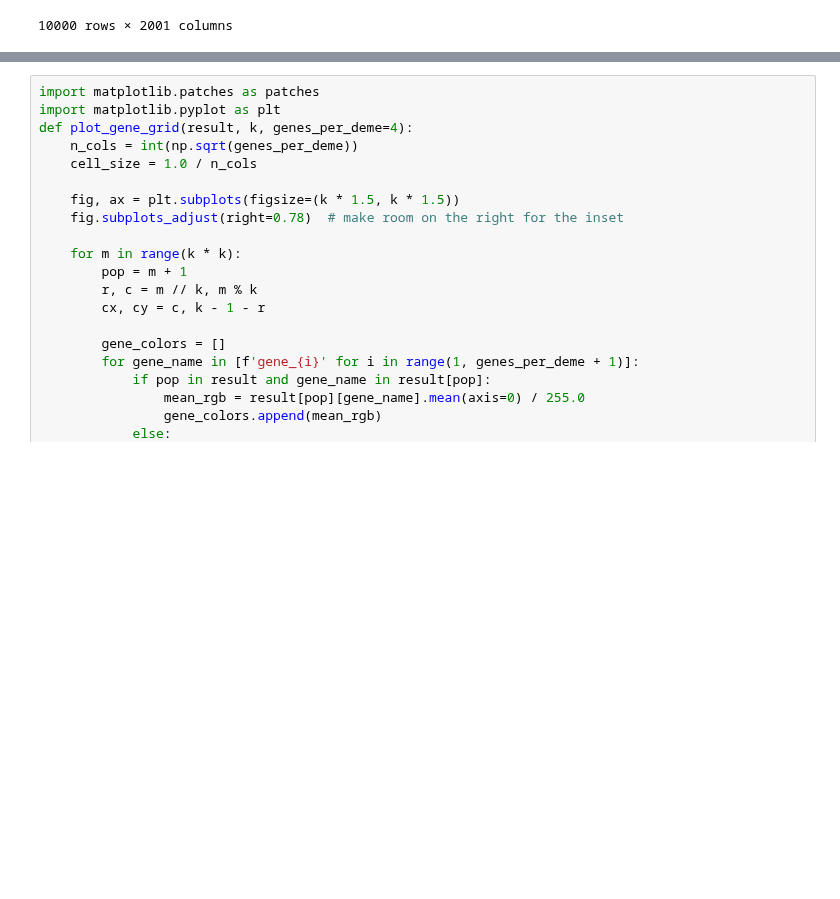
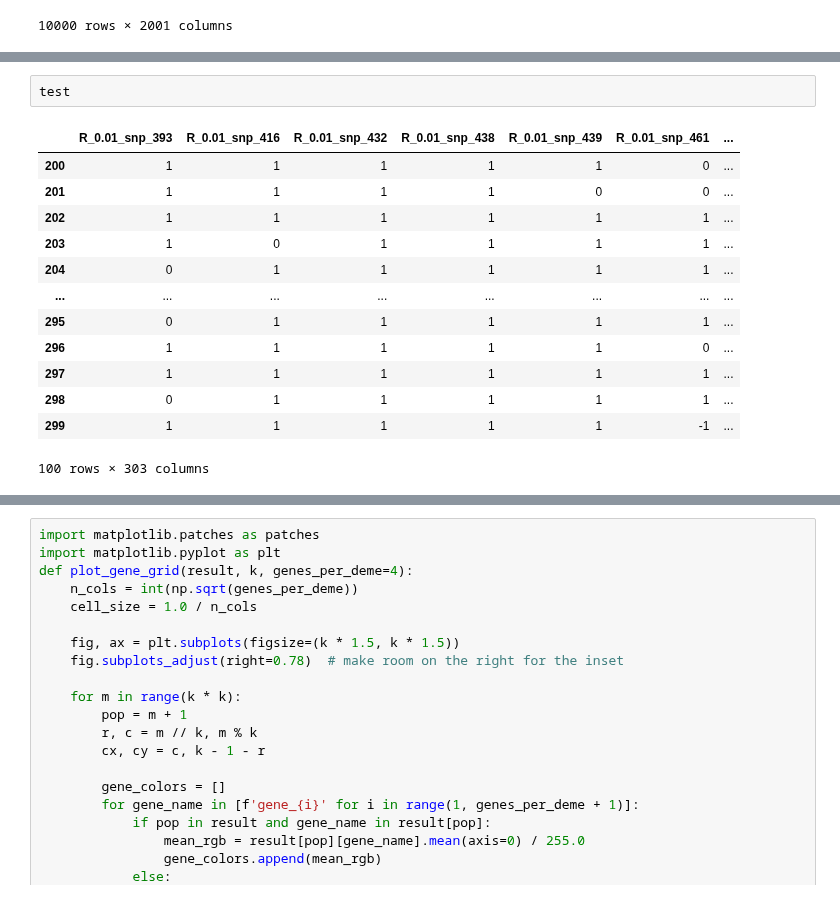
Before and after one commit to mat2m10/nexus, a Jupyter notebook: 02_first_generation.ipynb, the cells around one changed output, grey strips where cells are left out. Saved outputs shown, nothing was run; the diff lists cells and outputs as text; blank space fills up the shorter version.

```diff
--- a/02_first_generation.ipynb
+++ b/02_first_generation.ipynb
@@ -179,0 +253,16 @@ gene_4: 1158 SNPs
+# %%
+test
+# %% [output]
+|  | R_0.01_snp_393 | R_0.01_snp_416 | R_0.01_snp_432 | R_0.01_snp_438 | R_0.01_snp_439 | R_0.01_snp_461 | ... |
+| 200 | 1 | 1 | 1 | 1 | 1 | 0 | ... |
+| 201 | 1 | 1 | 1 | 1 | 0 | 0 | ... |
+| 202 | 1 | 1 | 1 | 1 | 1 | 1 | ... |
+| 203 | 1 | 0 | 1 | 1 | 1 | 1 | ... |
+| 204 | 0 | 1 | 1 | 1 | 1 | 1 | ... |
+| ... | ... | ... | ... | ... | ... | ... | ... |
+| 295 | 0 | 1 | 1 | 1 | 1 | 1 | ... |
+| 296 | 1 | 1 | 1 | 1 | 1 | 0 | ... |
+| 297 | 1 | 1 | 1 | 1 | 1 | 1 | ... |
+| 298 | 0 | 1 | 1 | 1 | 1 | 1 | ... |
+| 299 | 1 | 1 | 1 | 1 | 1 | -1 | ... |
+100 rows × 303 columns
```
Also changed, not shown: parts of 13 cells of this notebook.
